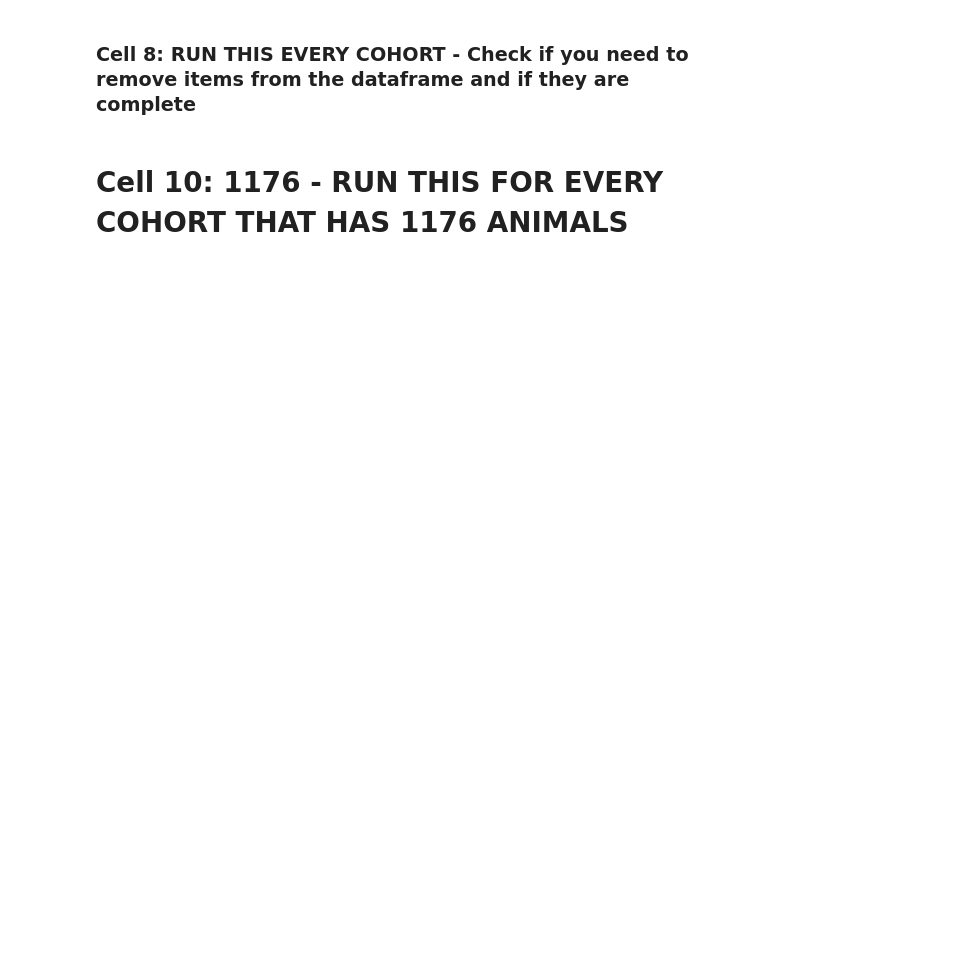
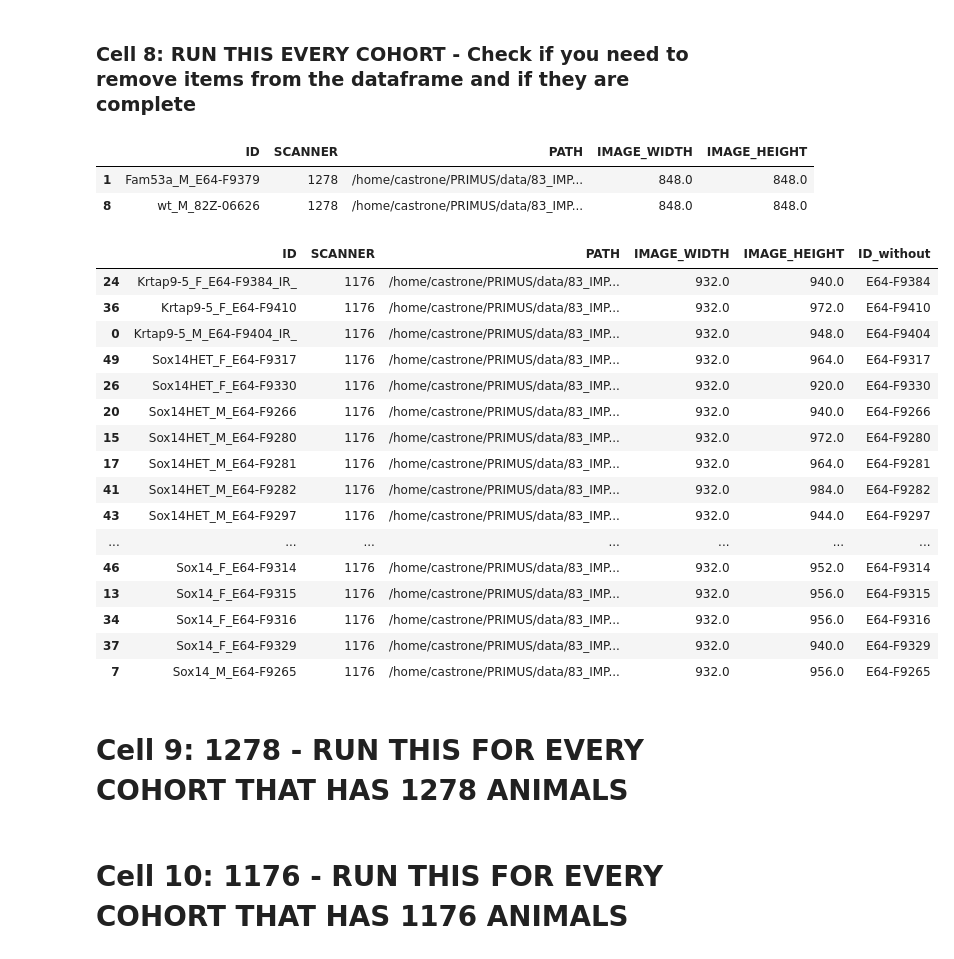
Before and after one commit to vendanov/SkullShape_clone, a Jupyter notebook: fancy_tmd_bmd/TMD_BMD_fancy_old.ipynb, the cells around one changed output. Cells and saved outputs as stored; diff of their text form; code cells hidden in the pictures; blank space fills up the shorter version.

```diff
--- a/fancy_tmd_bmd/TMD_BMD_fancy_old.ipynb
+++ b/fancy_tmd_bmd/TMD_BMD_fancy_old.ipynb
@@ -242,24 +358,49 @@ display(df_cohort_1176)
 # %%
 #df_cohort_1176 = df_cohort_1176.iloc[5], df_cohort_1176.iloc[11] # if you want to get specific elements, use iloc, like this line
 
 redo = ['wt_M_82Z-06626', 'Fam53a_M_E64-F9379']
+df_cohort_1278 =df_cohort_1278[df_cohort_1278['ID'].isin(redo)]
 
 
 #df_cohort_1278 = df_cohort_1278.loc[df_cohort_1278['ID'] == '*.bmp'] # You can use this syntax to get all elements that don't have (!=) or have (==) one specific ID, IMAGE_WIDHT, IMAGE_HEIGHT
 
 
 #df_cohort_1278 = df_cohort_1278[-2:-1] # This line will return the cohort elements until the 6th element.
 # You can also use something like df_cohort_1278 = df_cohort_1278[:-1] to return all elements, except the last.
 # The syntax is this: df_cohort_1278['starting element (included)':'last element (excluded)']
 
 #df_cohort_1278 = pd.concat([df_cohort_1278[:11], df_cohort_1278[14:]]) # run this to join different slices of the dataframe
 # You can join more than two slices, just put them inside the [ ]. Like so: pd.concat([df_cohort_1278[:5], df_cohort_1278[7:15], df_cohort_1278[18:22], df_cohort_1278[25:-1]])
 
+display(df_cohort_1278) # Use this line to show the df_cohort_1278 below
 #df_cohort_1176 = df_cohort_1176[-1:] # Just like df_cohort_1278
 
 #df_cohort_1176 = pd.concat([df_cohort_1176[1:2], df_cohort_1176[3:]]) # Just like df_cohort_1278
 
 display(df_cohort_1176) # Use this line to show the df_cohort_1176 below
+# %% [output]
+|  | ID | SCANNER | PATH | IMAGE_WIDTH | IMAGE_HEIGHT |
+| 1 | Fam53a_M_E64-F9379 | 1278 | /home/castrone/PRIMUS/data/83_IMP... | 848.0 | 848.0 |
+| 8 | wt_M_82Z-06626 | 1278 | /home/castrone/PRIMUS/data/83_IMP... | 848.0 | 848.0 |
+|  | ID | SCANNER | PATH | IMAGE_WIDTH | IMAGE_HEIGHT | ID_without |
+| 24 | Krtap9-5_F_E64-F9384_IR_ | 1176 | /home/castrone/PRIMUS/data/83_IMP... | 932.0 | 940.0 | E64-F9384 |
+| 36 | Krtap9-5_F_E64-F9410 | 1176 | /home/castrone/PRIMUS/data/83_IMP... | 932.0 | 972.0 | E64-F9410 |
+| 0 | Krtap9-5_M_E64-F9404_IR_ | 1176 | /home/castrone/PRIMUS/data/83_IMP... | 932.0 | 948.0 | E64-F9404 |
+| 49 | Sox14HET_F_E64-F9317 | 1176 | /home/castrone/PRIMUS/data/83_IMP... | 932.0 | 964.0 | E64-F9317 |
+| 26 | Sox14HET_F_E64-F9330 | 1176 | /home/castrone/PRIMUS/data/83_IMP... | 932.0 | 920.0 | E64-F9330 |
+| 20 | Sox14HET_M_E64-F9266 | 1176 | /home/castrone/PRIMUS/data/83_IMP... | 932.0 | 940.0 | E64-F9266 |
+| 15 | Sox14HET_M_E64-F9280 | 1176 | /home/castrone/PRIMUS/data/83_IMP... | 932.0 | 972.0 | E64-F9280 |
+| 17 | Sox14HET_M_E64-F9281 | 1176 | /home/castrone/PRIMUS/data/83_IMP... | 932.0 | 964.0 | E64-F9281 |
+| 41 | Sox14HET_M_E64-F9282 | 1176 | /home/castrone/PRIMUS/data/83_IMP... | 932.0 | 984.0 | E64-F9282 |
+| 43 | Sox14HET_M_E64-F9297 | 1176 | /home/castrone/PRIMUS/data/83_IMP... | 932.0 | 944.0 | E64-F9297 |
+| ... | ... | ... | ... | ... | ... | ... |
+| 46 | Sox14_F_E64-F9314 | 1176 | /home/castrone/PRIMUS/data/83_IMP... | 932.0 | 952.0 | E64-F9314 |
+| 13 | Sox14_F_E64-F9315 | 1176 | /home/castrone/PRIMUS/data/83_IMP... | 932.0 | 956.0 | E64-F9315 |
+| 34 | Sox14_F_E64-F9316 | 1176 | /home/castrone/PRIMUS/data/83_IMP... | 932.0 | 956.0 | E64-F9316 |
+| 37 | Sox14_F_E64-F9329 | 1176 | /home/castrone/PRIMUS/data/83_IMP... | 932.0 | 940.0 | E64-F9329 |
+| 7 | Sox14_M_E64-F9265 | 1176 | /home/castrone/PRIMUS/data/83_IMP... | 932.0 | 956.0 | E64-F9265 |
+# %% [markdown]
+# Cell 9: 1278 - RUN THIS FOR EVERY COHORT THAT HAS 1278 ANIMALS
 # %% [markdown]
 # Cell 10: 1176 - RUN THIS FOR EVERY COHORT THAT HAS 1176 ANIMALS
 # %%
```
Also changed, not shown: parts of 32 cells of this notebook, 11 other files.
